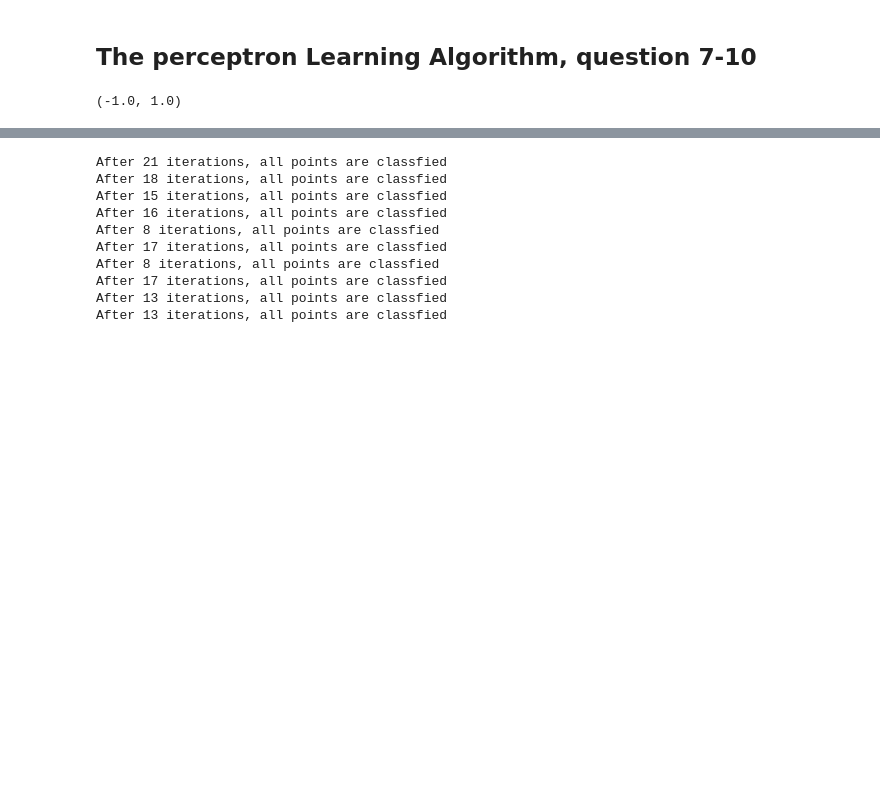
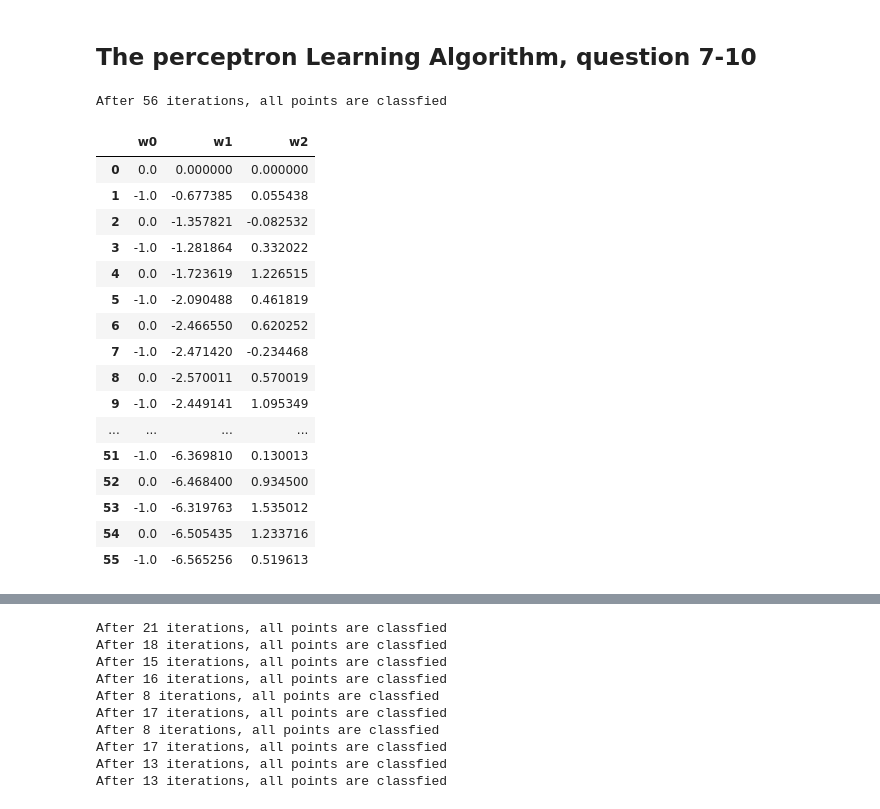
Before and after one commit to icshih/mLearning, a Jupyter notebook: binom_distribution.ipynb, the cells around one changed output, grey strips where cells are left out. Saved outputs shown, nothing was run; the diff lists cells and outputs as text; code cells hidden in the pictures; blank space fills up the shorter version.

```diff
--- a/binom_distribution.ipynb
+++ b/binom_distribution.ipynb
@@ -98,33 +107,41 @@ def pla(dataset, w0, w1, w2):
         x_ = np.array([[1, temp['x'], temp['y']]])
         h = np.sum(weight*x_)
         # not match
-        if (h*temp['b'] <= 0):
+        if h*temp['b'] <= 0:
             x.append(temp['x'])
             y.append(temp['y'])
             b.append(temp['b'])
     out = {'x': x, 'y': y, 'b': b}
     return pd.DataFrame(out)
 # %%
-def update_weight(misclas, w1, w2):
+def update_weight(misclas, w0, w1, w2):
     sample = misclas.sample(n=1)
+    w0 = w0 + 1.0*sample['b']
     w1 = w1 + sample['x']*sample['b']
     w2 = w2 + sample['y']*sample['b']
-    return w1.values[0], w2.values[0]
+    return w0.values[0], w1.values[0], w2.values[0]
 # %%
 def converge(data_set):
+    W0 = list()
+    W1 = list()
+    W2 = list()
     w0 = 0.0
     w1 = 0.0
     w2 = 0.0
     for i in range(1000):
+        W0.append(w0)
+        W1.append(w1)
+        W2.append(w2)
         output = pla(data_set, w0, w1, w2)
-        if (len(output) == 0):
+        if len(output) == 0:
             print('After {} iterations, all points are classfied'.format(i+1))
             break
         else:
-            w1, w2 = update_weight(output, w1, w2)
+            w0, w1, w2 = update_weight(output, w0, w1, w2)
     if (i+1) == 1000:
         print('After 1000 iterations, no solution is found')
-    return i+1
+    out = {'w0': W0, 'w1': W1, 'w2':W2}
+    return pd.DataFrame(out)
 # %%
 def multiple_run(data_set, num_run):
     trial = list()
@@ -151,5 +151,28 @@ fig, ax = plt.subplots(1, 1)
 # %%
-ax.set_xlim(-1.0, 1.0)
-ax.set_ylim(-1.0, 1.0)
+l_x = np.arange(-1.0, 1.1, 0.1)
-# %% [output]
-(-1.0, 1.0)
+# %%
+target = get_target_function()
+ds = get_dataset(target, 100)
+weights = converge(ds)
+# %% [output]
+After 56 iterations, all points are classfied
+# %%
+weights
+# %% [output]
+|  | w0 | w1 | w2 |
+| 0 | 0.0 | 0.000000 | 0.000000 |
+| 1 | -1.0 | -0.677385 | 0.055438 |
+| 2 | 0.0 | -1.357821 | -0.082532 |
+| 3 | -1.0 | -1.281864 | 0.332022 |
+| 4 | 0.0 | -1.723619 | 1.226515 |
+| 5 | -1.0 | -2.090488 | 0.461819 |
+| 6 | 0.0 | -2.466550 | 0.620252 |
+| 7 | -1.0 | -2.471420 | -0.234468 |
+| 8 | 0.0 | -2.570011 | 0.570019 |
+| 9 | -1.0 | -2.449141 | 1.095349 |
+| ... | ... | ... | ... |
+| 51 | -1.0 | -6.369810 | 0.130013 |
+| 52 | 0.0 | -6.468400 | 0.934500 |
+| 53 | -1.0 | -6.319763 | 1.535012 |
+| 54 | 0.0 | -6.505435 | 1.233716 |
+| 55 | -1.0 | -6.565256 | 0.519613 |
```
Also changed, not shown: parts of 12 cells of this notebook.
